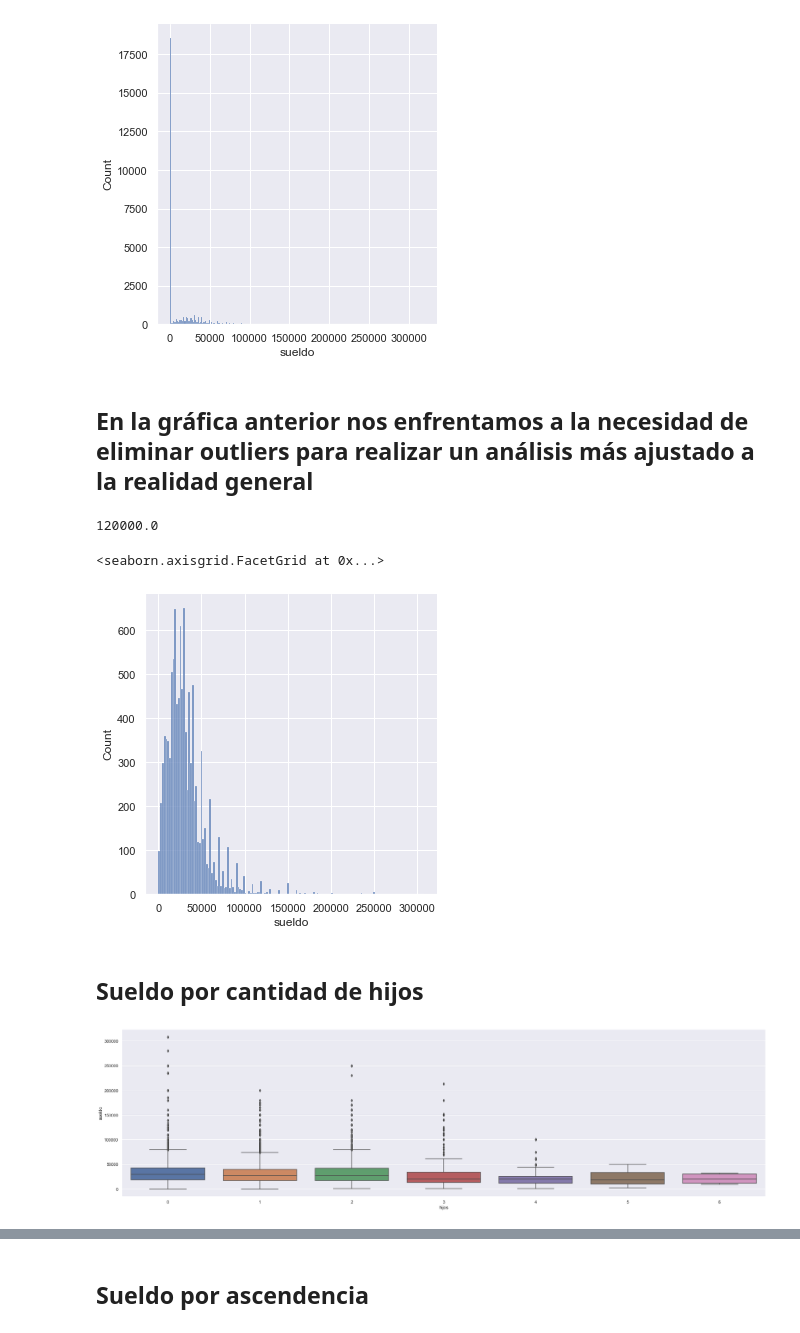
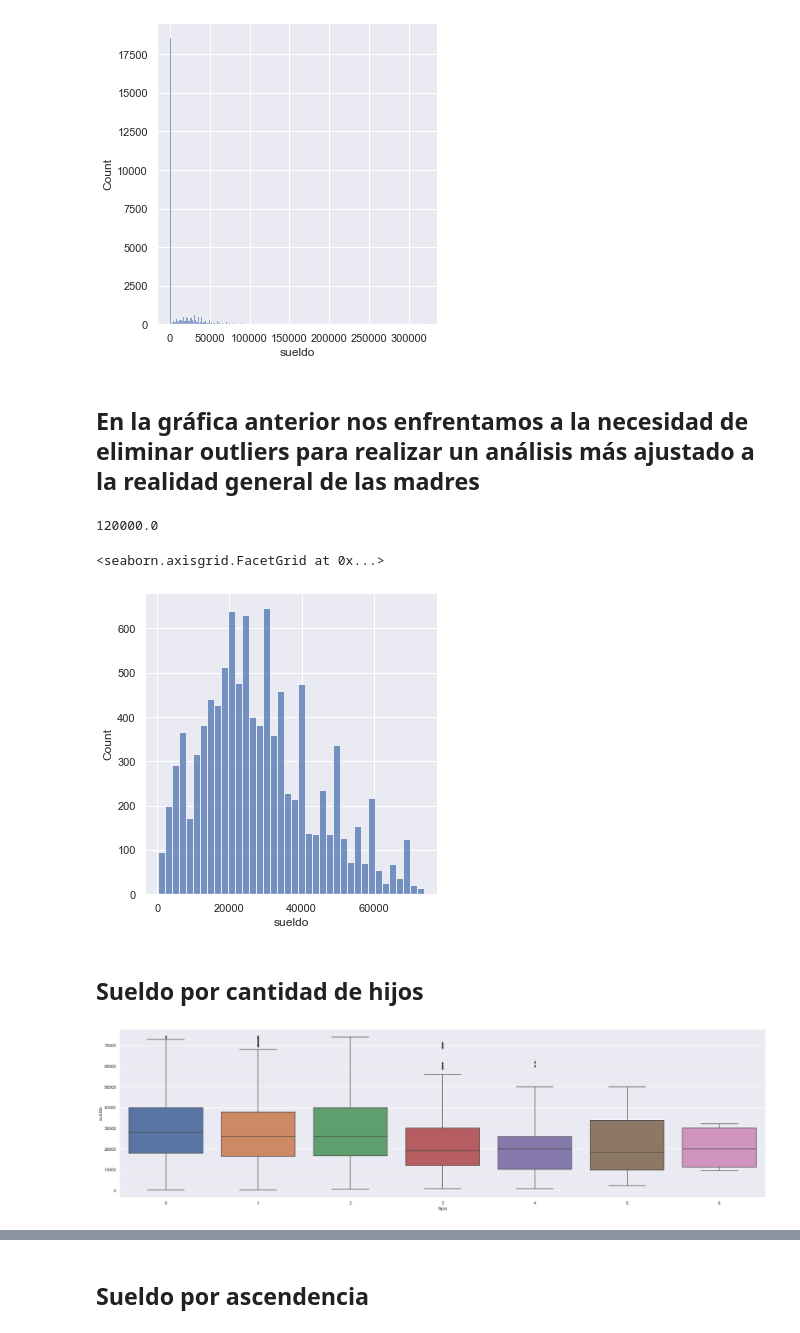
Before and after one commit to anicolon/coder_proyecto, a Jupyter notebook: hch_2020/hyp_2020.ipynb, the cells around one changed output, grey strips where cells are left out. Cells and saved outputs as stored; diff of their text form; code cells hidden in the pictures.

```diff
--- a/hch_2020/hyp_2020.ipynb
+++ b/hch_2020/hyp_2020.ipynb
@@ -358,38 +346,38 @@ sns.displot(df_moms['sueldo'])
 <seaborn.axisgrid.FacetGrid at 0x...>
 [figure]
 # %% [markdown]
-## En la gráfica anterior nos enfrentamos a la necesidad de eliminar outliers para realizar un análisis más ajustado a la realidad general
+## En la gráfica anterior nos enfrentamos a la necesidad de eliminar outliers para realizar un análisis más ajustado a la realidad general de las madres
 # %%
-df_moms = df_moms[df_moms['estado_laboral'].str.contains('Ocupados')]
-df_moms = df_moms[df_moms['edad'] > 14]
-df_moms = df_moms[df_moms['sueldo'] > 0]
+moms_sueldos_no_outliers = df_moms[df_moms['estado_laboral'].str.contains('Ocupados')].copy()
+moms_sueldos_no_outliers = moms_sueldos_no_outliers[moms_sueldos_no_outliers['edad'] > 14]
+moms_sueldos_no_outliers = moms_sueldos_no_outliers[moms_sueldos_no_outliers['sueldo'] > 0]
 # %%
-quantil_99 = df_moms['sueldo'].quantile(0.99)
+quantil_99 = moms_sueldos_no_outliers['sueldo'].quantile(0.99)
 print(quantil_99)
 
-df_moms_no_outliers = df_moms.copy()[df_moms['sueldo'] < quantil_99]
+moms_sueldos_no_outliers = moms_sueldos_no_outliers[moms_sueldos_no_outliers['sueldo'] < quantil_99]
 
-quartil_1 = df_moms_no_outliers['sueldo'].quantile(0.25)
-quartil_3 = df_moms_no_outliers['sueldo'].quantile(0.75)
+quartil_1 = moms_sueldos_no_outliers['sueldo'].quantile(0.25)
+quartil_3 = moms_sueldos_no_outliers['sueldo'].quantile(0.75)
 
 iqr =  quartil_3 - quartil_1
 
-df_moms_no_outliers = df_moms_no_outliers[df_moms_no_outliers['sueldo'] < quartil_3 + 1.5 * iqr]
+moms_sueldos_no_outliers = moms_sueldos_no_outliers[moms_sueldos_no_outliers['sueldo'] < quartil_3 + 1.5 * iqr]
 
-df_moms_no_outliers = df_moms_no_outliers[df_moms_no_outliers['sueldo'] > quartil_1 - 1.5 * iqr]
+moms_sueldos_no_outliers = moms_sueldos_no_outliers[moms_sueldos_no_outliers['sueldo'] > quartil_1 - 1.5 * iqr]
 # %% [output]
 120000.0
 # %%
-sns.displot(df_moms['sueldo'])
+sns.displot(moms_sueldos_no_outliers['sueldo'])
 # %% [output]
 <seaborn.axisgrid.FacetGrid at 0x...>
-[figure, old version]
+[figure, new version]
 # %% [markdown]
 ## Sueldo por cantidad de hijos
 # %%
-sns.boxplot(data=df_moms, x='hijos', y='sueldo')
+sns.boxplot(data=moms_sueldos_no_outliers, x='hijos', y='sueldo')
 
 plt.show()
 # %% [output]
-[figure, old version]
+[figure, new version]
 # %%
```
Also changed, not shown: parts of 7 cells of this notebook.
